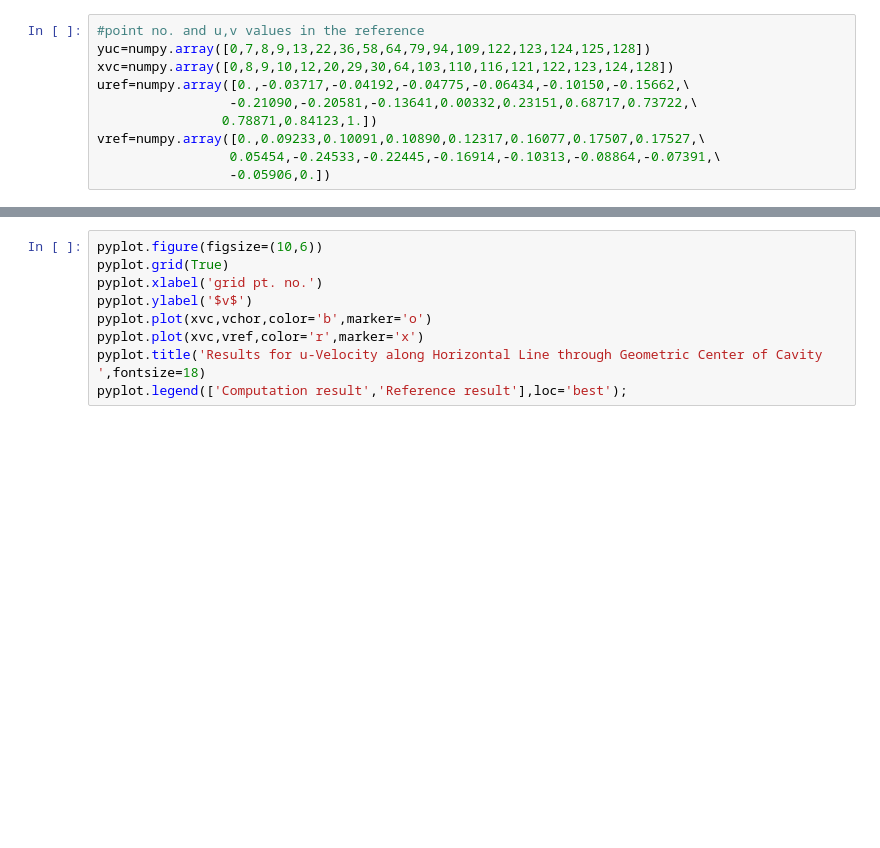
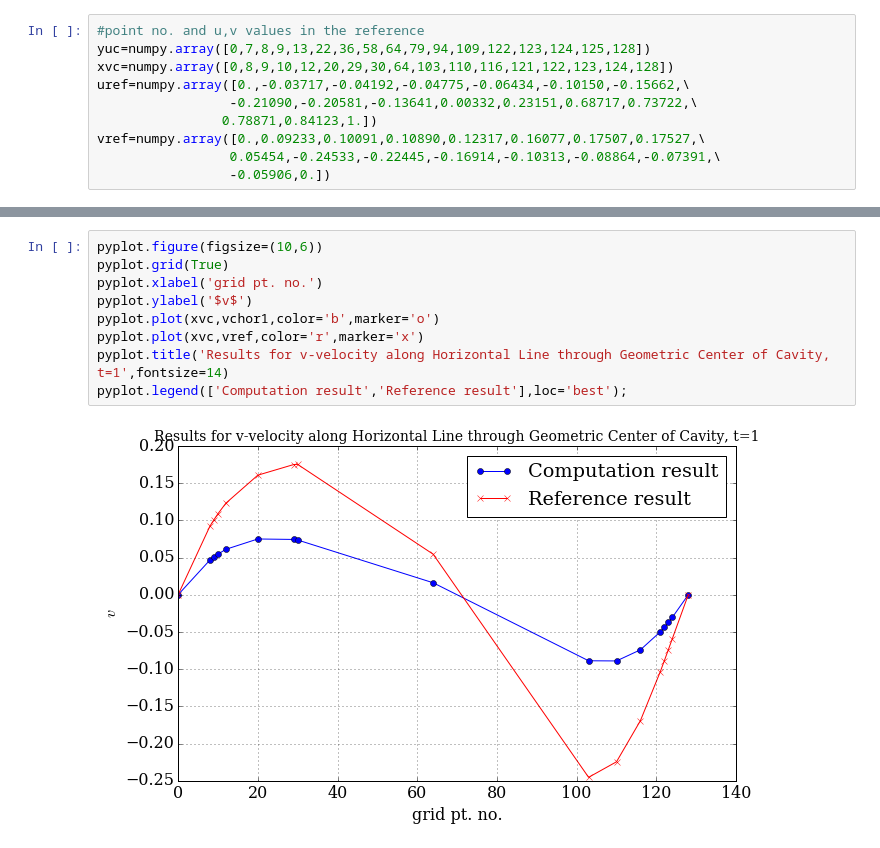
Before and after one commit to yujiasheng912/MAE6225, a Jupyter notebook: CavityFlow.ipynb, the cells around one changed output, grey strips where cells are left out. Cells and saved outputs as stored; diff of their text form; blank space fills up the shorter version.

```diff
--- a/CavityFlow.ipynb
+++ b/CavityFlow.ipynb
@@ -314,9 +421,11 @@ pyplot.legend(['Computation result','Reference result'],loc='best');
 # %%
 pyplot.figure(figsize=(10,6))
 pyplot.grid(True)
 pyplot.xlabel('grid pt. no.')
 pyplot.ylabel('$v$')
-pyplot.plot(xvc,vchor,color='b',marker='o')
+pyplot.plot(xvc,vchor1,color='b',marker='o')
 pyplot.plot(xvc,vref,color='r',marker='x')
-pyplot.title('Results for u-Velocity along Horizontal Line through Geometric Center of Cavity ',fontsize=18)
+pyplot.title('Results for v-velocity along Horizontal Line through Geometric Center of Cavity, t=1',fontsize=14)
 pyplot.legend(['Computation result','Reference result'],loc='best');
+# %% [output]
+[figure, added]
```
Also changed, not shown: parts of 22 cells of this notebook, 1 other file.
